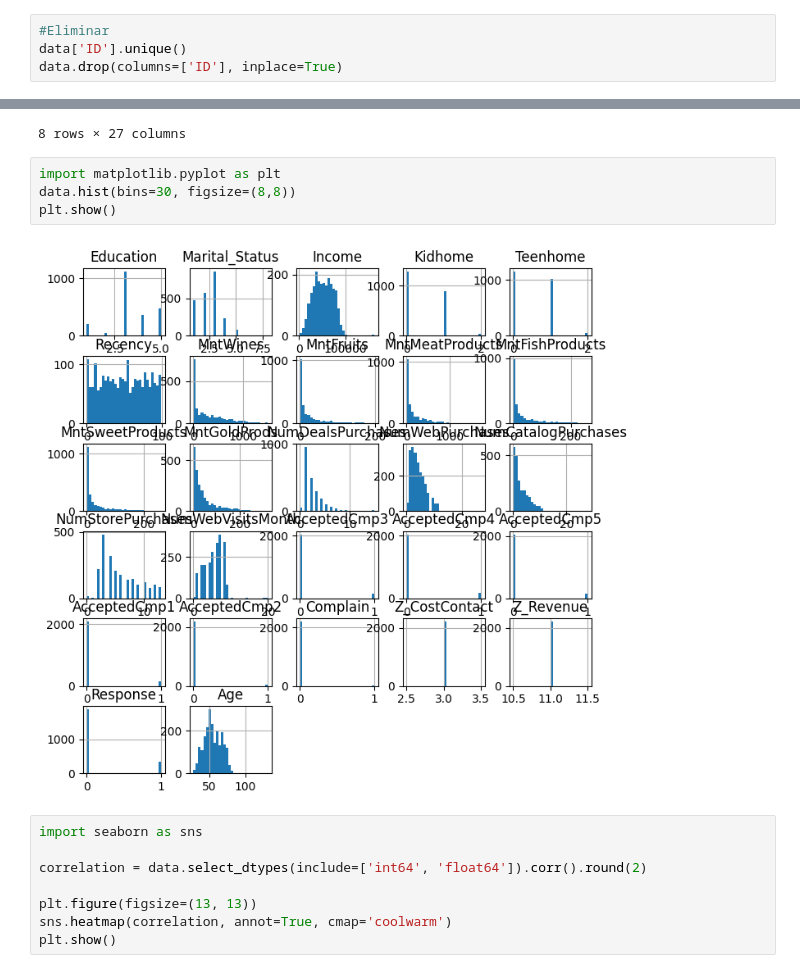
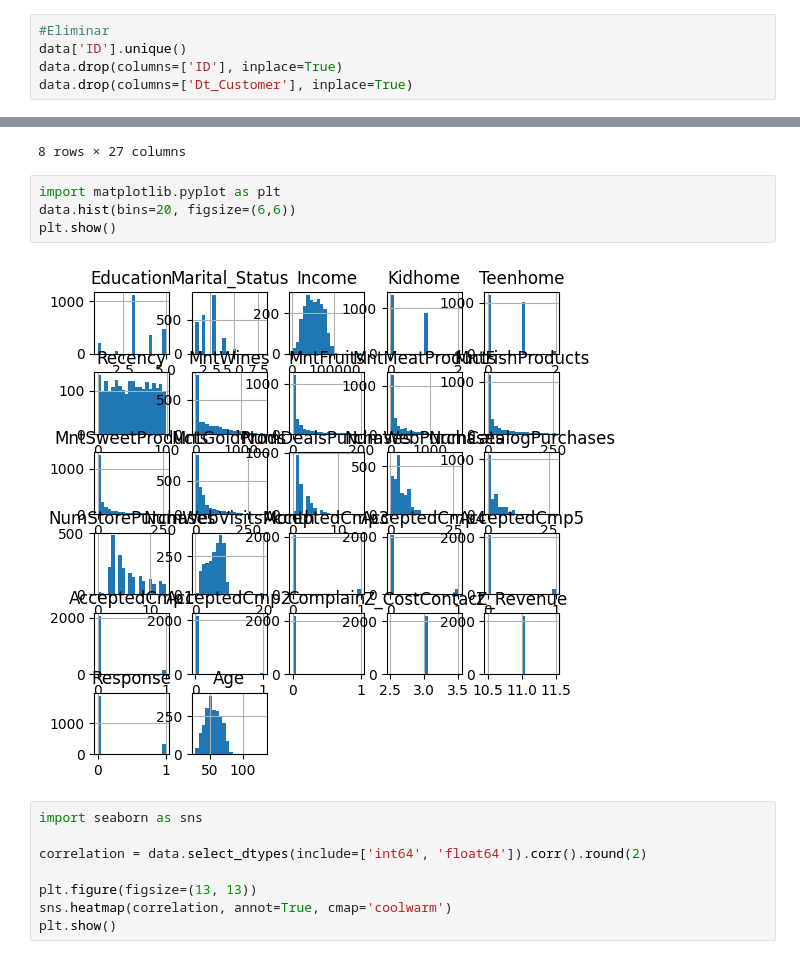
Before and after one commit to Felipepa9/MADSI, a Jupyter notebook: ENTREGA_3_||_NO_SUPERVISADO.ipynb, the cells around one changed output, grey strips where cells are left out. Saved outputs shown, nothing was run; the diff lists cells and outputs as text.

```diff
--- a/ENTREGA_3_||_NO_SUPERVISADO.ipynb
+++ b/ENTREGA_3_||_NO_SUPERVISADO.ipynb
@@ -86,6 +106,7 @@ dtype: int64
 #Eliminar
 data['ID'].unique()
 data.drop(columns=['ID'], inplace=True)
+data.drop(columns=['Dt_Customer'], inplace=True)
 # %%
 # Calcular la edad de cada usuario y eliminar la columna Year_Birth
 data['Age'] = 2024 - data['Year_Birth']
@@ -137,10 +158,10 @@ data.describe()
 8 rows × 27 columns
 # %%
 import matplotlib.pyplot as plt
-data.hist(bins=30, figsize=(8,8))
+data.hist(bins=20, figsize=(6,6))
 plt.show()
 # %% [output]
-[figure, old version]
+[figure, new version]
 # %%
 import seaborn as sns
 
```
Also changed, not shown: parts of 8 cells of this notebook.
